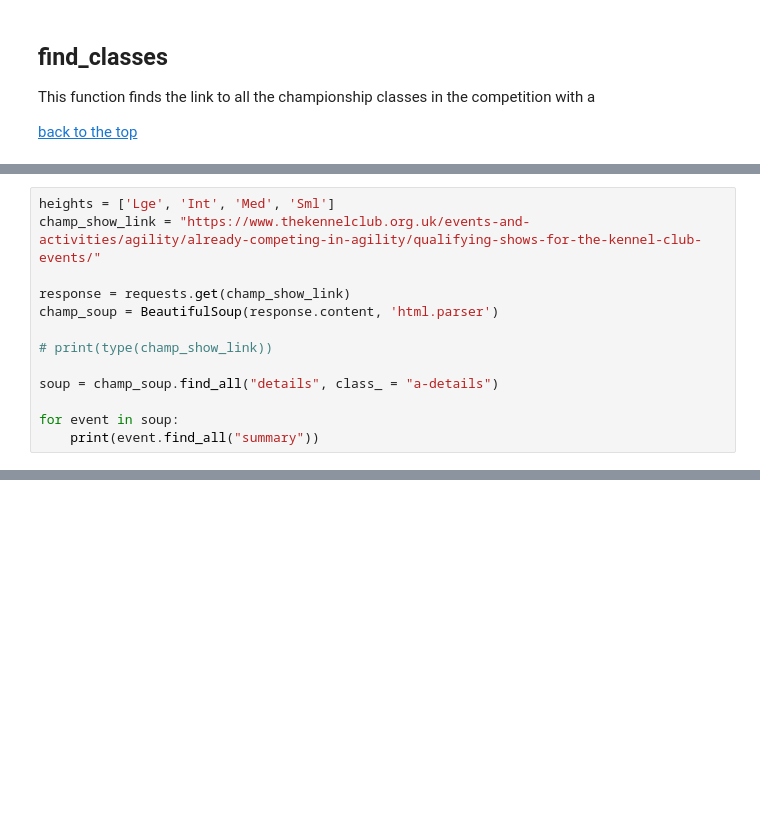
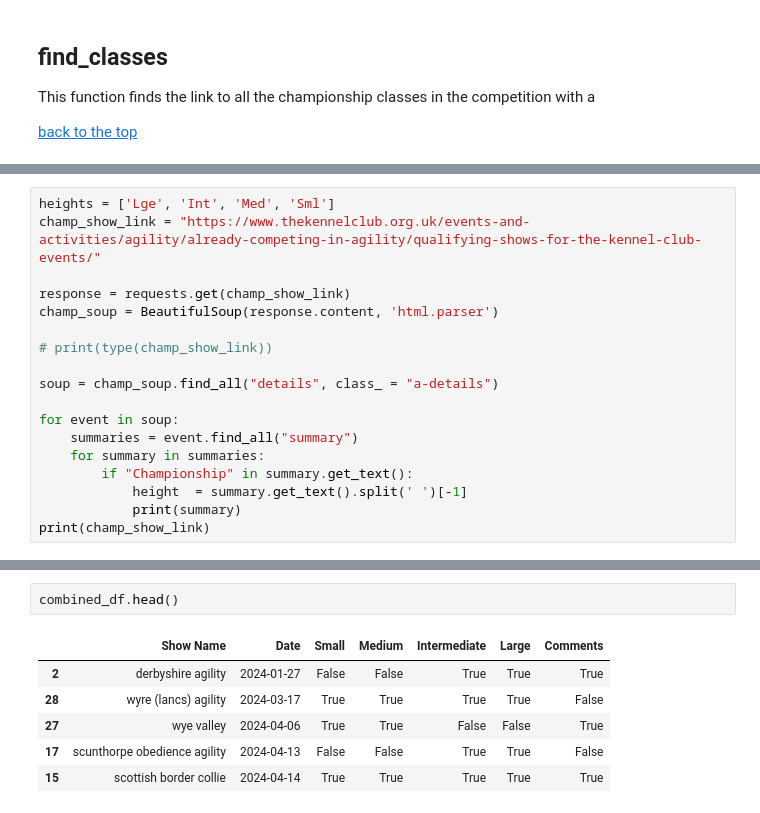
Before and after one commit to RoryTidmarsh/Championship-Finals, a Jupyter notebook: workings.ipynb, the cells around one changed output, grey strips where cells are left out. Saved outputs shown, nothing was run; the diff lists cells and outputs as text; blank space fills up the shorter version.

```diff
--- a/workings.ipynb
+++ b/workings.ipynb
@@ -281,5 +284,10 @@ champ_soup = BeautifulSoup(response.content, 'html.parser')
 soup = champ_soup.find_all("details", class_ = "a-details")
 
 for event in soup:
-    print(event.find_all("summary"))
+    summaries = event.find_all("summary")
+    for summary in summaries:
+        if "Championship" in summary.get_text():
+            height  = summary.get_text().split(' ')[-1]
+            print(summary)
+print(champ_show_link)
 # %% [output]
@@ -302,0 +394,9 @@ for event in soup:
+# %%
+combined_df.head()
+# %% [output]
+|  | Show Name | Date | Small | Medium | Intermediate | Large | Comments |
+| 2 | derbyshire agility | 2024-01-27 | False | False | True | True | True |
+| 28 | wyre (lancs) agility | 2024-03-17 | True | True | True | True | False |
+| 27 | wye valley | 2024-04-06 | True | True | False | False | True |
+| 17 | scunthorpe obedience agility | 2024-04-13 | False | False | True | True | False |
+| 15 | scottish border collie | 2024-04-14 | True | True | True | True | True |
```
Also changed, not shown: parts of 22 cells of this notebook, 3 other files.
